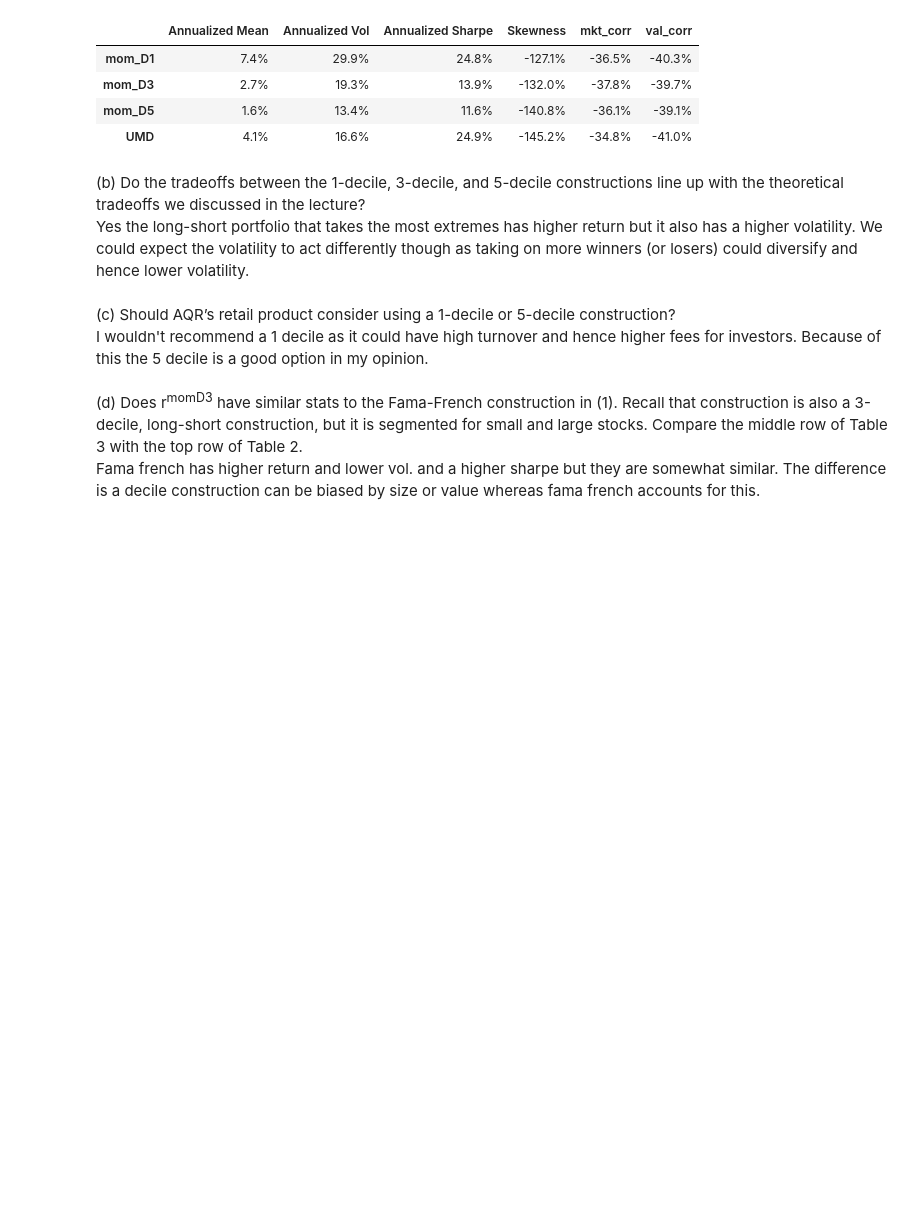
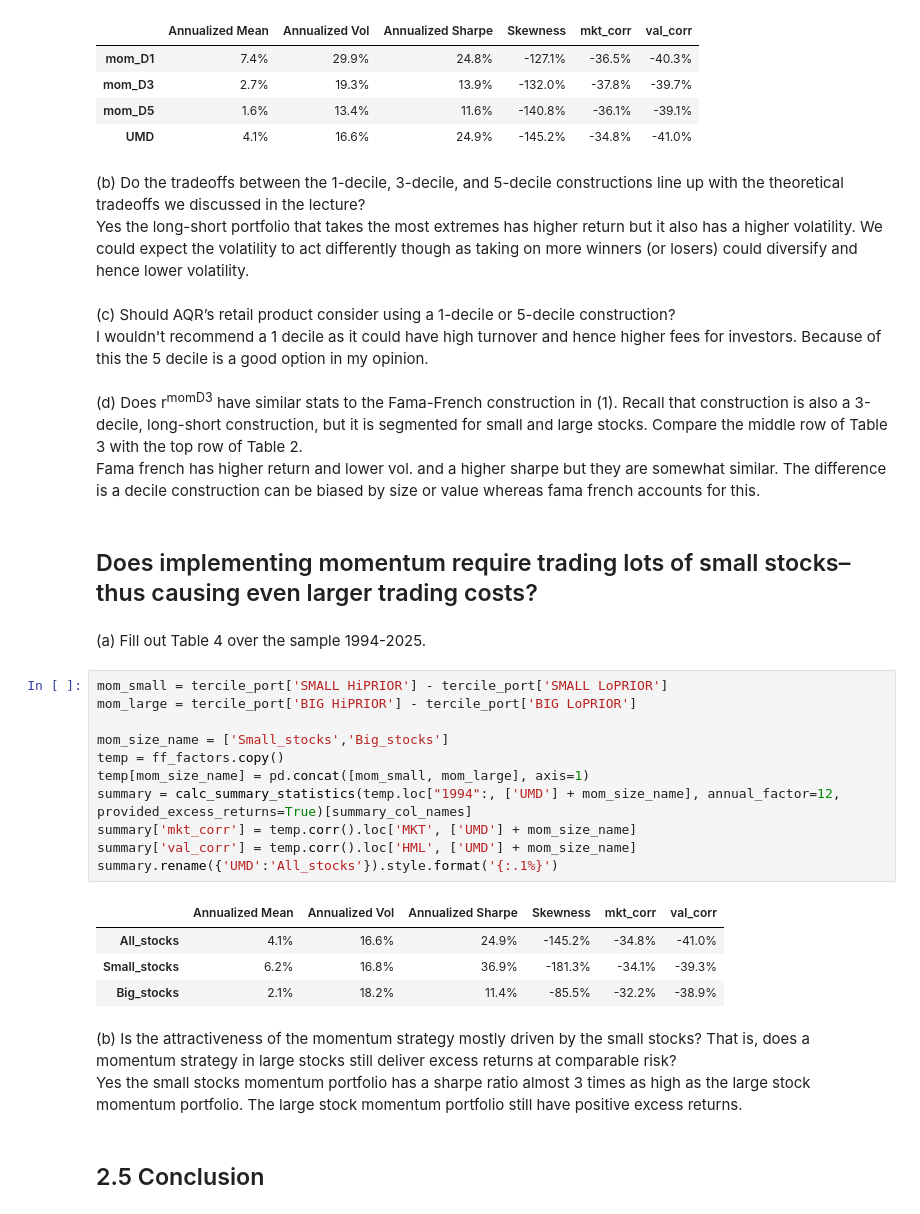
Before and after one commit to mihikasingh806/HW_grpB25_Porftolio, a Jupyter notebook: hw6/FINM36700-Homework6.ipynb, the cells around one changed output. Saved outputs shown, nothing was run; the diff lists cells and outputs as text; blank space fills up the shorter version.

```diff
--- a/hw6/FINM36700-Homework6.ipynb
+++ b/hw6/FINM36700-Homework6.ipynb
@@ -154,3 +154,28 @@ I wouldn't recommend a 1 decile as it could have high turnover and hence higher
 # %% [markdown]
 (d) Does r<sup>momD3</sup> have similar stats to the Fama-French construction in (1). Recall that construction is also a 3-decile, long-short construction, but it is segmented for small and large stocks. Compare the middle row of Table 3 with the top row of Table 2.
 Fama french has higher return and lower vol. and a higher sharpe but they are somewhat similar. The difference is a decile construction can be biased by size or value whereas fama french accounts for this.
+# %% [markdown]
+## Does implementing momentum require trading lots of small stocks– thus causing even larger trading costs?
+# %% [markdown]
+(a) Fill out Table 4 over the sample 1994-2025.
+# %%
+mom_small = tercile_port['SMALL HiPRIOR'] - tercile_port['SMALL LoPRIOR']
+mom_large = tercile_port['BIG HiPRIOR'] - tercile_port['BIG LoPRIOR']
+
+mom_size_name = ['Small_stocks','Big_stocks']
+temp = ff_factors.copy()
+temp[mom_size_name] = pd.concat([mom_small, mom_large], axis=1)
+summary = calc_summary_statistics(temp.loc["1994":, ['UMD'] + mom_size_name], annual_factor=12, provided_excess_returns=True)[summary_col_names]
+summary['mkt_corr'] = temp.corr().loc['MKT', ['UMD'] + mom_size_name]
+summary['val_corr'] = temp.corr().loc['HML', ['UMD'] + mom_size_name]
+summary.rename({'UMD':'All_stocks'}).style.format('{:.1%}')
+# %% [output]
+|  | Annualized Mean | Annualized Vol | Annualized Sharpe | Skewness | mkt_corr | val_corr |
+| All_stocks | 4.1% | 16.6% | 24.9% | -145.2% | -34.8% | -41.0% |
+| Small_stocks | 6.2% | 16.8% | 36.9% | -181.3% | -34.1% | -39.3% |
+| Big_stocks | 2.1% | 18.2% | 11.4% | -85.5% | -32.2% | -38.9% |
+# %% [markdown]
+(b) Is the attractiveness of the momentum strategy mostly driven by the small stocks? That is, does a momentum strategy in large stocks still deliver excess returns at comparable risk?
+Yes the small stocks momentum portfolio has a sharpe ratio almost 3 times as high as the large stock momentum portfolio. The large stock momentum portfolio still have positive excess returns.
+# %% [markdown]
+## 2.5 Conclusion
```
Also changed, not shown: parts of 1 cell of this notebook.
